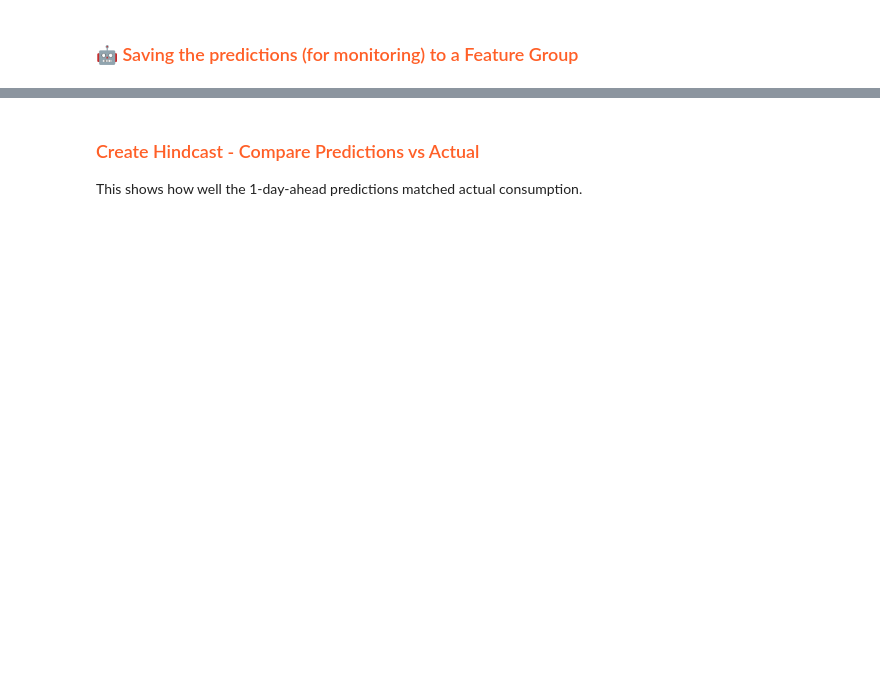
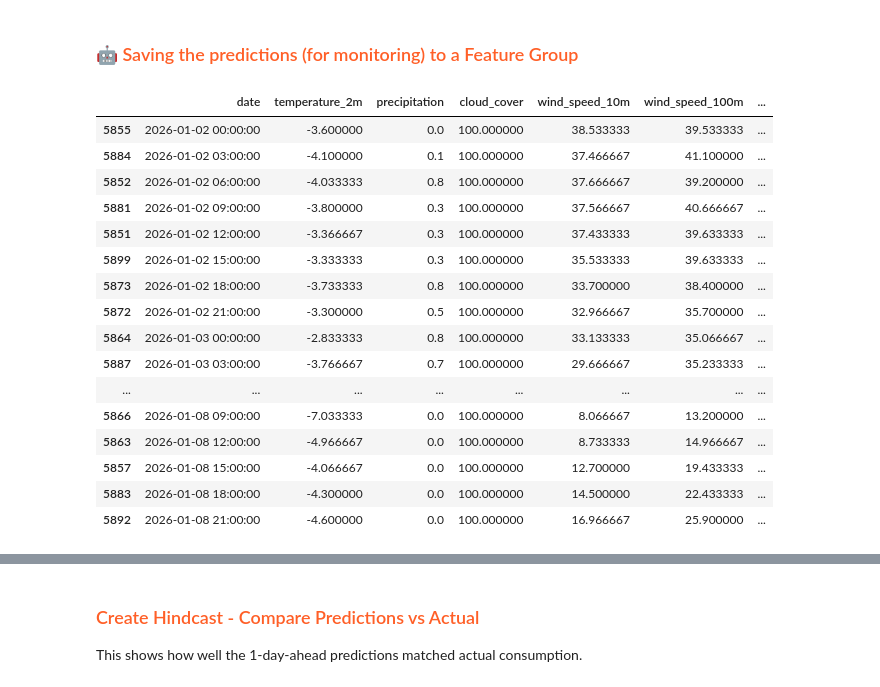
Before and after one commit to PatrikEdelenji/25-ID2223-mlfs-book, a Jupyter notebook: fingrid/notebooks/4_inference_pipeline.ipynb, the cells around one changed output, grey strips where cells are left out. Cells and saved outputs as stored; diff of their text form; code cells hidden in the pictures; blank space fills up the shorter version.

```diff
--- a/fingrid/notebooks/4_inference_pipeline.ipynb
+++ b/fingrid/notebooks/4_inference_pipeline.ipynb
@@ -263,7 +326,24 @@ Forecasting 1 days
 # %%
 # Add metadata for monitoring
 batch_data['country'] = country
-batch_data['days_before_forecast_day'] = range(1, len(batch_data)+1)
+batch_data['days_before_forecast_day'] = (batch_data['date'] - pd.Timestamp(today.date())).dt.days
 batch_data = batch_data.sort_values(by=['date'])
 batch_data
 # %% [output]
+|  | date | temperature_2m | precipitation | cloud_cover | wind_speed_10m | wind_speed_100m | ... |
+| 5855 | 2026-01-02 00:00:00 | -3.600000 | 0.0 | 100.000000 | 38.533333 | 39.533333 | ... |
+| 5884 | 2026-01-02 03:00:00 | -4.100000 | 0.1 | 100.000000 | 37.466667 | 41.100000 | ... |
+| 5852 | 2026-01-02 06:00:00 | -4.033333 | 0.8 | 100.000000 | 37.666667 | 39.200000 | ... |
+| 5881 | 2026-01-02 09:00:00 | -3.800000 | 0.3 | 100.000000 | 37.566667 | 40.666667 | ... |
+| 5851 | 2026-01-02 12:00:00 | -3.366667 | 0.3 | 100.000000 | 37.433333 | 39.633333 | ... |
+| 5899 | 2026-01-02 15:00:00 | -3.333333 | 0.3 | 100.000000 | 35.533333 | 39.633333 | ... |
+| 5873 | 2026-01-02 18:00:00 | -3.733333 | 0.8 | 100.000000 | 33.700000 | 38.400000 | ... |
+| 5872 | 2026-01-02 21:00:00 | -3.300000 | 0.5 | 100.000000 | 32.966667 | 35.700000 | ... |
+| 5864 | 2026-01-03 00:00:00 | -2.833333 | 0.8 | 100.000000 | 33.133333 | 35.066667 | ... |
+| 5887 | 2026-01-03 03:00:00 | -3.766667 | 0.7 | 100.000000 | 29.666667 | 35.233333 | ... |
+| ... | ... | ... | ... | ... | ... | ... | ... |
+| 5866 | 2026-01-08 09:00:00 | -7.033333 | 0.0 | 100.000000 | 8.066667 | 13.200000 | ... |
+| 5863 | 2026-01-08 12:00:00 | -4.966667 | 0.0 | 100.000000 | 8.733333 | 14.966667 | ... |
+| 5857 | 2026-01-08 15:00:00 | -4.066667 | 0.0 | 100.000000 | 12.700000 | 19.433333 | ... |
+| 5883 | 2026-01-08 18:00:00 | -4.300000 | 0.0 | 100.000000 | 14.500000 | 22.433333 | ... |
+| 5892 | 2026-01-08 21:00:00 | -4.600000 | 0.0 | 100.000000 | 16.966667 | 25.900000 | ... |
```
Also changed, not shown: parts of 17 cells of this notebook, 6 other files.
